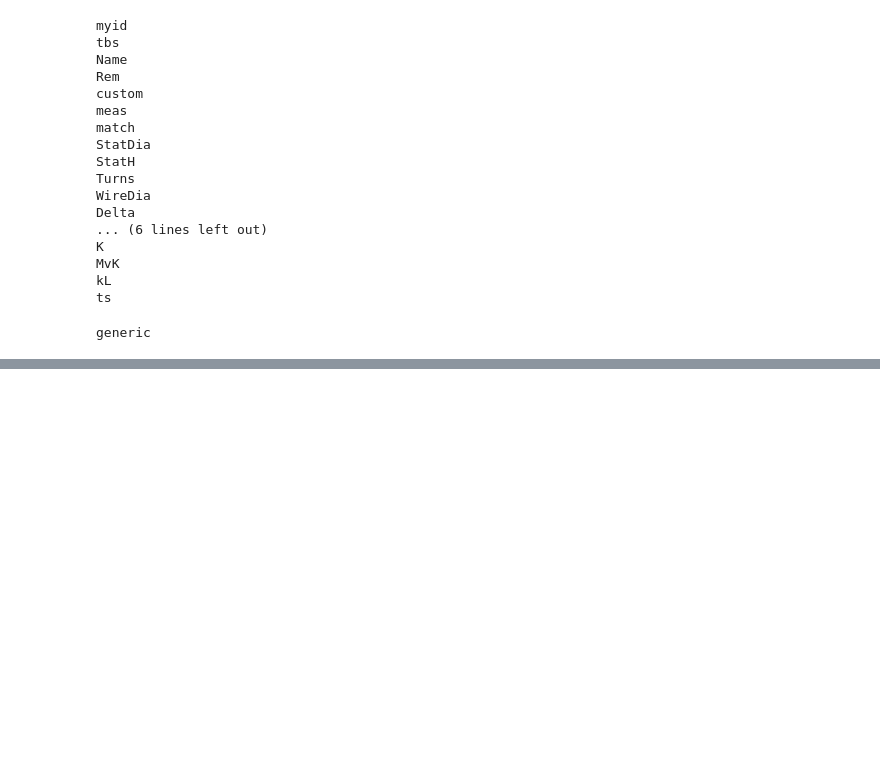
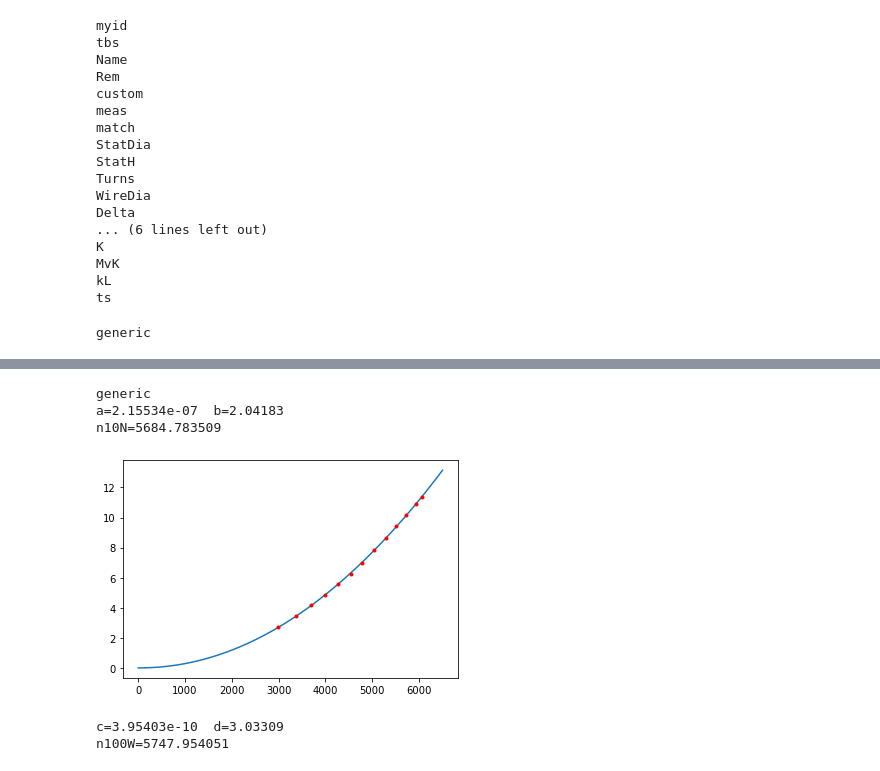
Before and after one commit to lehnertu/pyDriveCalc, a Jupyter notebook: MotorDev.ipynb, the cells around one changed output, grey strips where cells are left out. Saved outputs shown, nothing was run; the diff lists cells and outputs as text; code cells hidden in the pictures; blank space fills up the shorter version.

```diff
--- a/MotorDev.ipynb
+++ b/MotorDev.ipynb
@@ -86,0 +152,21 @@ plt.show()
+# %%
+p1344 = PropellerStatic()
+p1344.fitThrust(rpmList, tList)
+# %% [output]
+generic
+a=2.15534e-07  b=2.04183
+n10N=5684.783509
+# %%
+rpm = np.linspace(0,6500,100)
+tPlot = [p1344.Thrust(r) for r in rpm]
+
+plt.plot(rpm,tPlot)
+plt.plot(rpmList,tList,'r.')
+plt.show()
+# %% [output]
+[figure, added]
+# %%
+p1344.fitPower(rpmList, pShaftList)
+# %% [output]
+c=3.95403e-10  d=3.03309
+n100W=5747.954051
```
Also changed, not shown: parts of 10 cells of this notebook.
